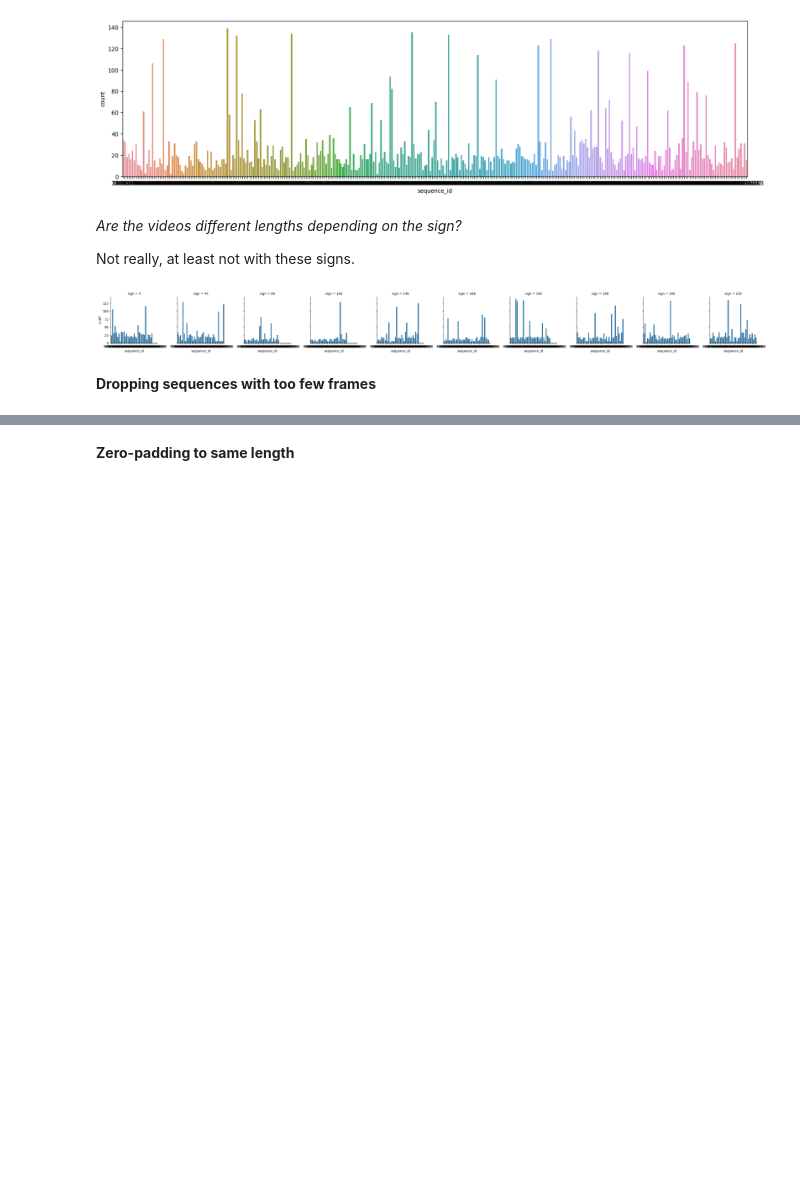
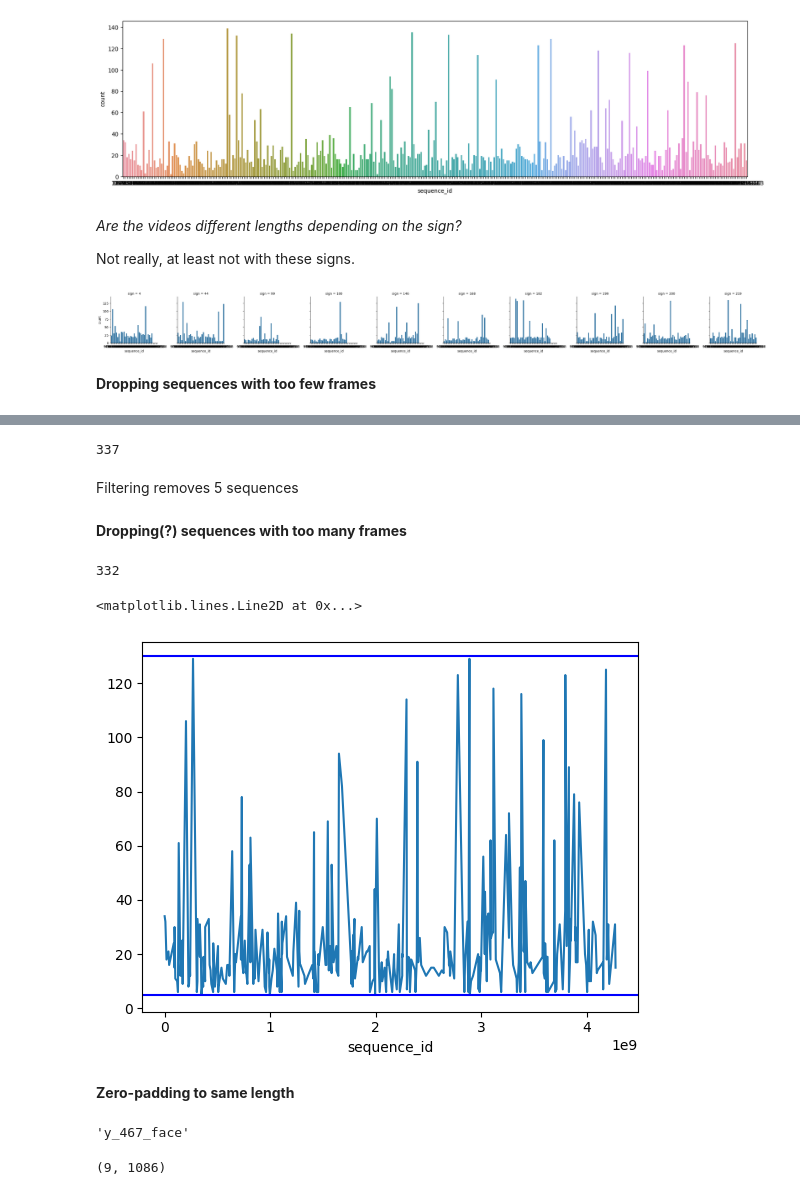
Before and after one commit to vosmani36/Capstone_Project_SignMeUp, a Jupyter notebook: EDA_DataCleaning.ipynb, the cells around one changed output, grey strips where cells are left out. Drawn from its saved outputs; the diff is of its cells as text; code cells hidden in the pictures; blank space fills up the shorter version.

```diff
--- a/EDA_DataCleaning.ipynb
+++ b/EDA_DataCleaning.ipynb
@@ -338,0 +448,10 @@ plt.show()
+# %%
+#drop sequences with less than 5 frames
+df_wide = df_wide.groupby('sequence_id').filter(lambda x : len(x)>4)
+df_wide.sequence_id.nunique()
+# %% [output]
+337
+# %% [markdown]
+Filtering removes 5 sequences
+# %% [markdown]
+**Dropping(?) sequences with too many frames**
@@ -339,4 +462,27 @@ plt.show()
+# %%
+df_wide = df_wide.groupby('sequence_id').filter(lambda x : len(x)<131)
+df_wide.sequence_id.nunique()
+# %% [output]
+332
+# %%
+df_wide.groupby('sequence_id').count()['frame_index'].plot() #does this make sense
+# only one line may be specified; full height
+plt.axhline(y = 5, color = 'b', label = 'axvline - full height')
+plt.axhline(y = 130, color = 'b', label = 'axvline - full height')
+# %% [output]
+<matplotlib.lines.Line2D at 0x...>
+[figure, added]
 # %% [markdown]
 **Zero-padding to same length**
 # %%
 #we have to make sequences first for this to work
+
+#decide which columns are of interest
+FEATURE_COLUMNS = df_wide.columns.to_list()[2:1088]
+FEATURE_COLUMNS
+
+#check last item
+last = FEATURE_COLUMNS[-1]
+last
+# %% [output]
+'y_467_face'
@@ -360,0 +499,5 @@ final_seq=sequence.pad_sequences(final_seq, maxlen=seq_len, padding='post', dtyp
+# %%
+#look at one sequence
+sequences[50].shape
+# %% [output]
+(9, 1086)
```
Also changed, not shown: parts of 27 cells of this notebook.
